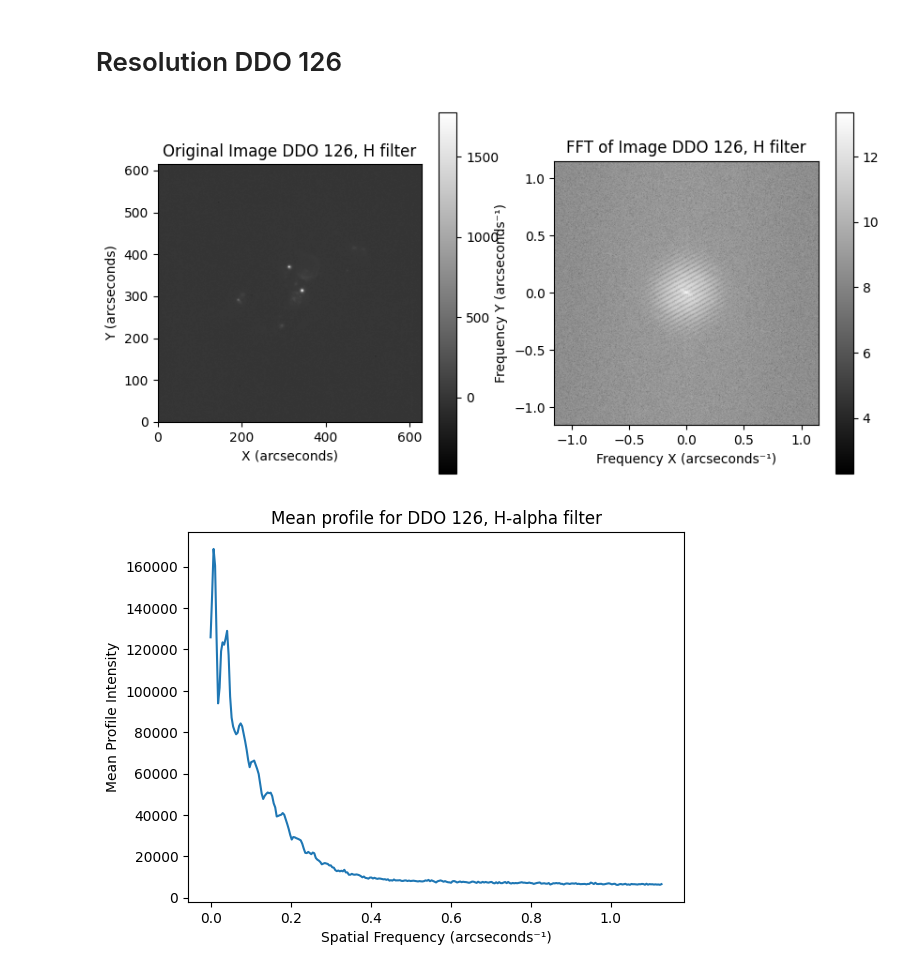
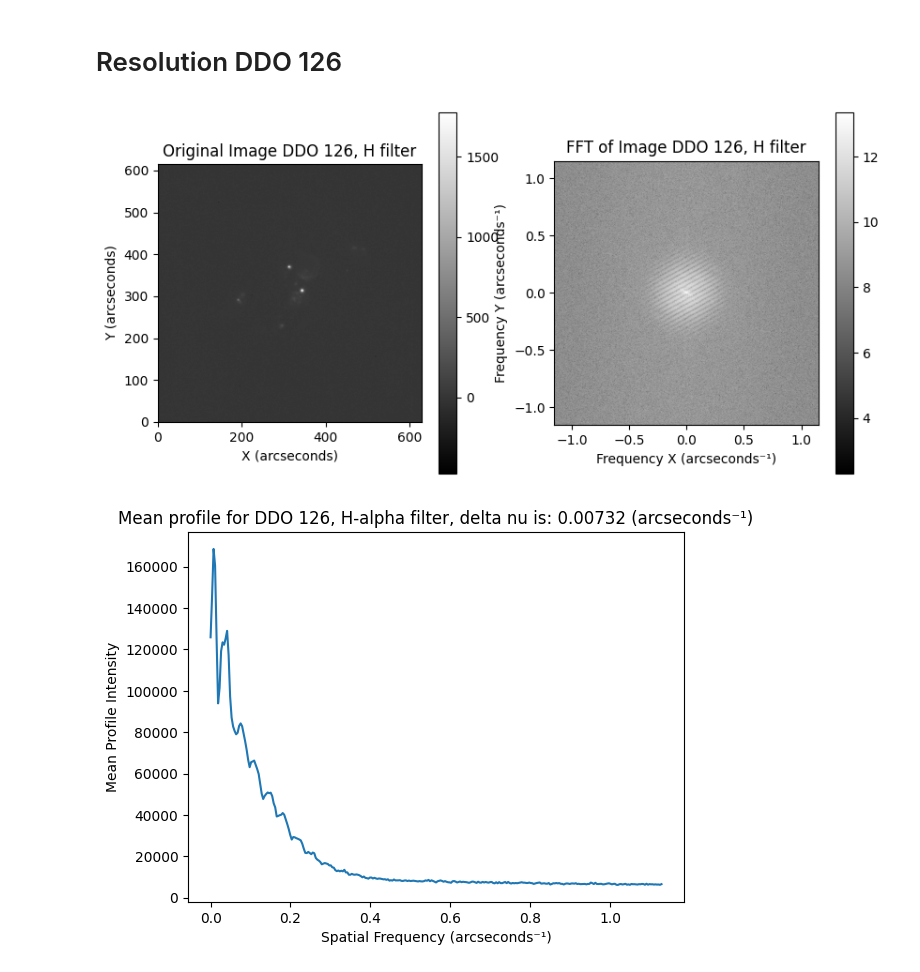
Before and after one commit to SUT-LTG/Aysan-Little-Things, a Jupyter notebook: H alpha codes/H-alpha-d126.ipynb, the cells around one changed output. Saved outputs shown, nothing was run; the diff lists cells and outputs as text; code cells hidden in the pictures.

Commit message:
Some changes where added to the plots.

```diff
--- a/H alpha codes/H-alpha-d126.ipynb
+++ b/H alpha codes/H-alpha-d126.ipynb
@@ -167,43 +167,55 @@ def plot_profiles_on_image(image, profiles, num_theta):
         plt.plot(x, y, label=f'Theta {np.rad2deg(theta):.1f}°', )
 
     plt.title('Profiles on Image')
     plt.show()
 
-image = DDO126_H
-profiles, mean_profile, length = resolution(image, galaxy_name, "H", num_theta=360, pixelscale=H_pixelscale)
-image_shape = image.shape
-freq_x = fftshift(fftfreq(image_shape[1], d=H_pixelscale))
-x_ax = np.linspace(0, np.max(freq_x), length)
+profiles, mean_profile, length = resolution(DDO126_H, galaxy_name, "H", num_theta=360, pixelscale=H_pixelscale)
+image_shape = DDO126_H.shape
+x_ax = np.linspace(0, 1/(2*H_pixelscale), length)
+dela_nu = np.round(2/(image_shape[1]*H_pixelscale), 5)
+
 plt.plot(x_ax, mean_profile)
 plt.xlabel('Spatial Frequency (arcseconds⁻¹)')
 plt.ylabel('Mean Profile Intensity')
-plt.title(f'Mean profile for {galaxy_name}, H-alpha filter')
+plt.title(f'Mean profile for {galaxy_name}, H-alpha filter, delta nu is: {dela_nu} (arcseconds⁻¹)')
 plt.show()
 
 DDO126_V_trimmed = DDO126_V[140:, 140:760]
 # Generate the replacement values from a normal distribution
 chunk = DDO126_V_trimmed[100:200, 400:450]
 mean = np.mean(chunk)
 std_dev = np.std(chunk)
 # Create a full array with replacement values
 DDO126_V_replaced = np.random.normal(loc=mean, scale=std_dev, size=DDO126_V.shape)
 
 # Copy the trimmed portion back into the original image shape
 DDO126_V_replaced[140:, 140:760] = DDO126_V_trimmed
-ltf.log_scale_plot(DDO126_V_replaced, "DDO126 V filter fixed", "log scale")
+ltf.log_scale_plot(DDO126_V, "DDO126 V filter fixed", "log scale")
 
-profiles, mean_profile, length = resolution(DDO126_V_replaced, galaxy_name, "V", num_theta=360, pixelscale=V_pixelscale)
+profiles, mean_profile, length = resolution(DDO126_V, galaxy_name, "V", num_theta=360, pixelscale=V_pixelscale)
 
 #plot_profiles_on_image(DDO126_V_replaced ,np.array(profiles), num_theta=0 )
 
-image_shape = DDO126_V_replaced.shape
-freq_x = fftshift(fftfreq(image_shape[1], d=V_pixelscale))
-x_ax = np.linspace(0, np.max(freq_x), length)
+image_shape = DDO126_V.shape
+x_ax = np.linspace(0, 1/(2*V_pixelscale), length)
+dela_nu = np.round(2/(image_shape[1]*V_pixelscale), 5)
 plt.plot(x_ax, mean_profile)
 plt.xlabel('Spatial Frequency (arcseconds⁻¹)')
 plt.ylabel('Mean Profile Intensity')
-plt.title(f'Mean profile for {galaxy_name}, V filter')
+plt.title(f'Mean profile for {galaxy_name}, V filter, delta nu is: {dela_nu} (arcseconds⁻¹)')
 plt.show()
+
+DDO126_V_cropped = DDO126_V[300:600, 300:600]
+ltf.log_scale_plot(DDO126_V_cropped, "DDO126 V filter cropped", "log scale")
+profiles, mean_profile, length = resolution(DDO126_V_cropped, galaxy_name, "V", num_theta=360, pixelscale=V_pixelscale)
+image_shape = DDO126_V_cropped.shape
+x_ax = np.linspace(0, 1/(2*V_pixelscale), length)
+dela_nu = np.round(2/(image_shape[1]*V_pixelscale), 5)
+plt.plot(x_ax, mean_profile)
+plt.xlabel('Spatial Frequency (arcseconds⁻¹)')
+plt.ylabel('Mean Profile Intensity')
+plt.title(f'Mean profile for {galaxy_name}, cropped V filter, delta nu is: {dela_nu} (arcseconds⁻¹)')
+plt.show()
 # %% [output]
 [figure]
-[figure, old version]
+[figure, new version]
```
Also changed, not shown: parts of 1 cell of this notebook.
